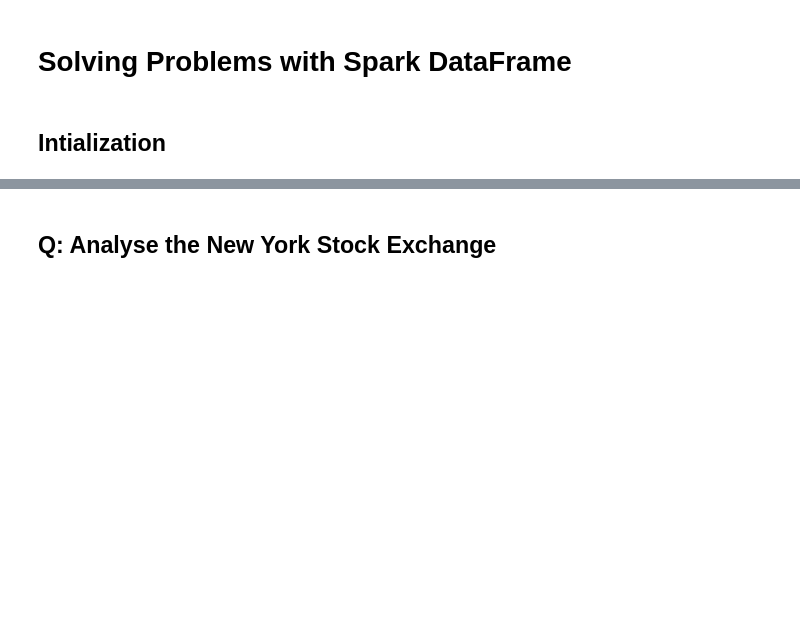
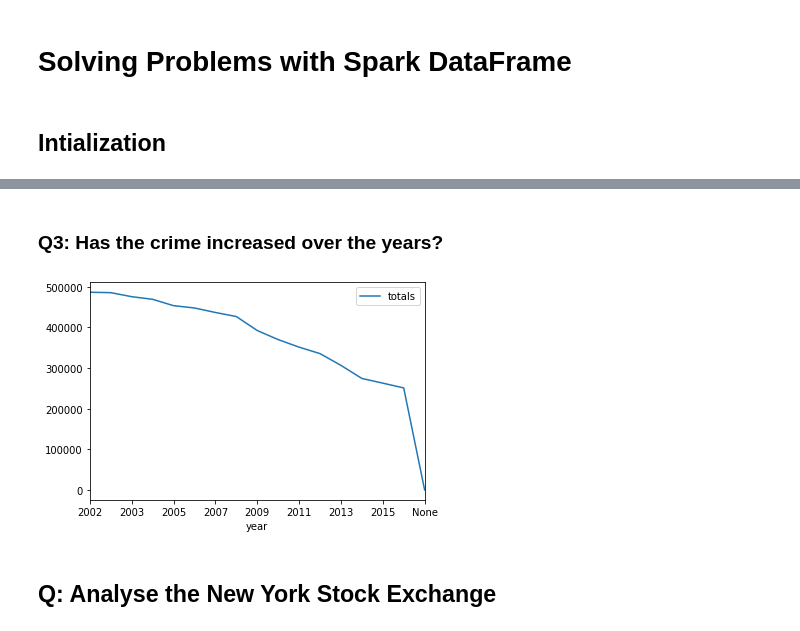
Before and after one commit to zombie2256/bigdata, a Jupyter notebook: spark/python/pyspark_dataframe_problems.ipynb, the cells around one changed output, grey strips where cells are left out. Cells and saved outputs as stored; diff of their text form; code cells hidden in the pictures; blank space fills up the shorter version.

```diff
--- a/spark/python/pyspark_dataframe_problems.ipynb
+++ b/spark/python/pyspark_dataframe_problems.ipynb
@@ -64,3 +83,13 @@ only showing top 20 rows
+# %% [markdown]
+### Q3: Has the crime increased over the years?
+# %%
+yearwisedf = spark.sql("select year, count(*) totals from chicago group by year order by totals desc")
+# %%
+localdf = yearwisedf.toPandas()
+# %%
+plt = localdf.plot(x="year")
+# %% [output]
+[figure, added]
 # %% [markdown]
 ## Q: Analyse the New York Stock Exchange
 # %%
```
Also changed, not shown: parts of 26 cells of this notebook, 1 other file.
